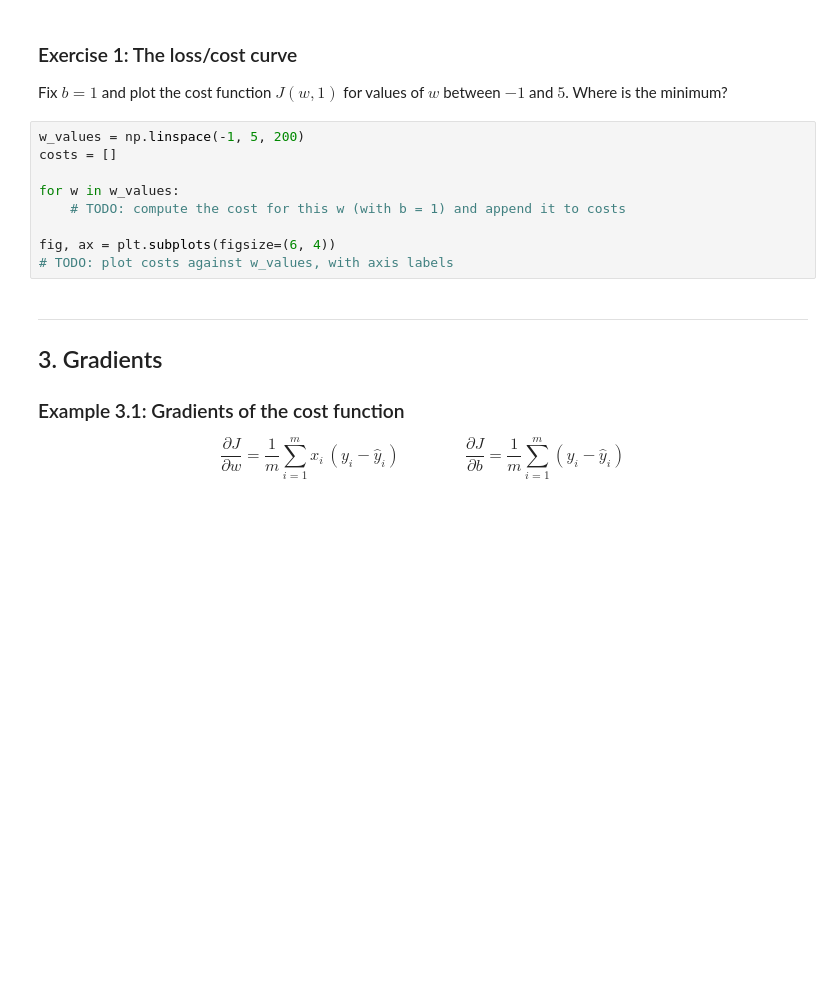
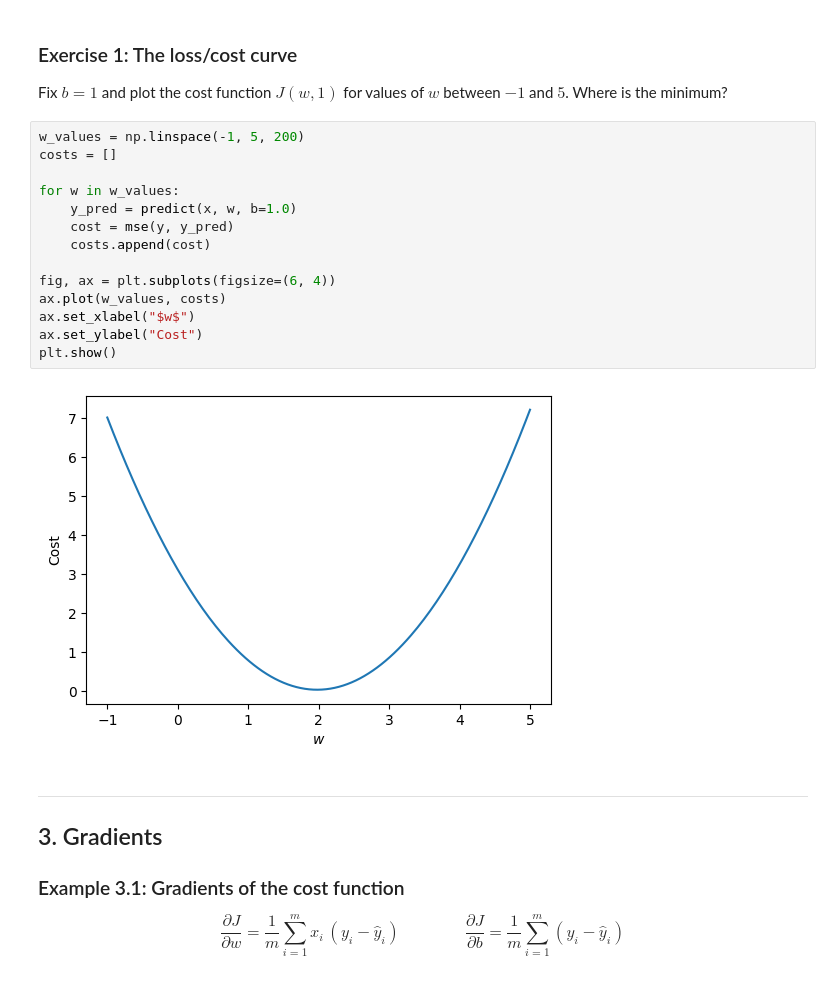
Before and after one commit to saanvikhera/ML-SPC5003, a Jupyter notebook: Tutorial_2_Clean.ipynb, the cells around one changed output. Drawn from its saved outputs; the diff is of its cells as text; blank space fills up the shorter version.

```diff
--- a/Tutorial_2_Clean.ipynb
+++ b/Tutorial_2_Clean.ipynb
@@ -75,12 +80,19 @@ Where is the minimum?
 # %%
 w_values = np.linspace(-1, 5, 200)
 costs = []
 
 for w in w_values:
-    # TODO: compute the cost for this w (with b = 1) and append it to costs
+    y_pred = predict(x, w, b=1.0)
+    cost = mse(y, y_pred)
+    costs.append(cost)
 
 fig, ax = plt.subplots(figsize=(6, 4))
-# TODO: plot costs against w_values, with axis labels
+ax.plot(w_values, costs)
+ax.set_xlabel("$w$")
+ax.set_ylabel("Cost")
+plt.show()
+# %% [output]
+[figure, added]
 # %% [markdown]
 ---
 ## 3. Gradients
```
Also changed, not shown: parts of 10 cells of this notebook.
